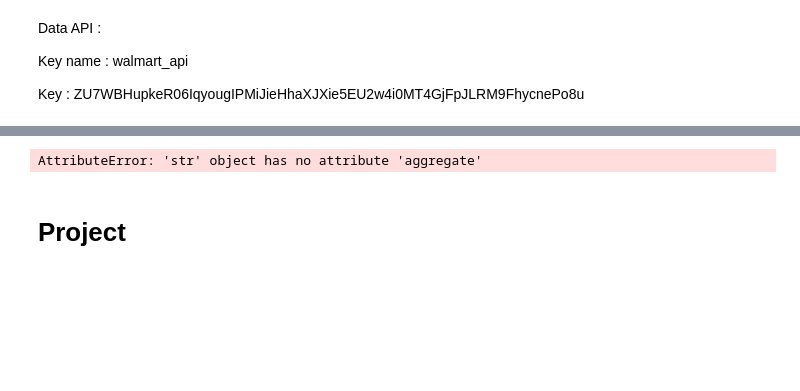
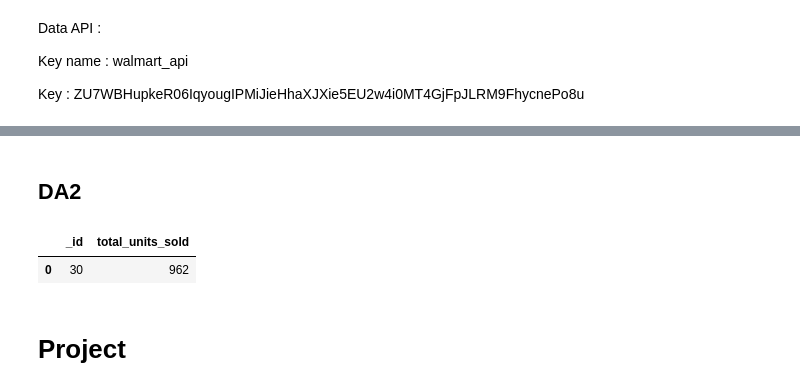
Before and after one commit to cyprien-n/Cloud-_Data_Structure, a Jupyter notebook: rapport4.ipynb, the cells around one changed output, grey strips where cells are left out. Cells and saved outputs as stored; diff of their text form; code cells hidden in the pictures; blank space fills up the shorter version.

```diff
--- a/rapport4.ipynb
+++ b/rapport4.ipynb
@@ -139,3 +459,5 @@ len(result)
+# %% [markdown]
+## DA2
 # %%
 from pymongo import MongoClient
 import time
@@ -147,7 +469,7 @@ client = MongoClient(mongo_cloud_url)
 db = client['Walmart']
 collection_name = 'stores'
 # Access the sharded collection
-sales = db[collection_name]
+stores = db[collection_name]
 
 # Define the aggregation pipeline
 pipeline = [
@@ -183,37 +505,41 @@ pipeline = [
                         '$expr': {
                             '$and': [
                                 {
                                     '$eq': [
                                         '$store_nbr', '$$store_nbr'
                                     ]
                                 }, {
                                     '$eq': [
                                         '$date', '$$weather_date'
                                     ]
                                 }
                             ]
                         }
                     }
                 }
             ],
             'as': 'sales_info'
         }
     }, {
         '$unwind': '$sales_info'
     }, {
         '$group': {
             '_id': '$store_nbr',
             'total_units_sold': {
                 '$sum': '$sales_info.units'
             }
         }
-    }
+    },{
+                    '$sort': {'total_units': -1}
+                   }
 ]
 
-result = list(collection.aggregate(pipeline))
-result
+result = list(stores.aggregate(pipeline))
+df_da2 = pd.DataFrame(result)
+df_da2
 # %% [output]
-AttributeError: 'str' object has no attribute 'aggregate'
+|  | _id | total_units_sold |
+| 0 | 30 | 962 |
 # %% [markdown]
 # Project
 # %%
```
Also changed, not shown: parts of 26 cells of this notebook, 1 other file.
